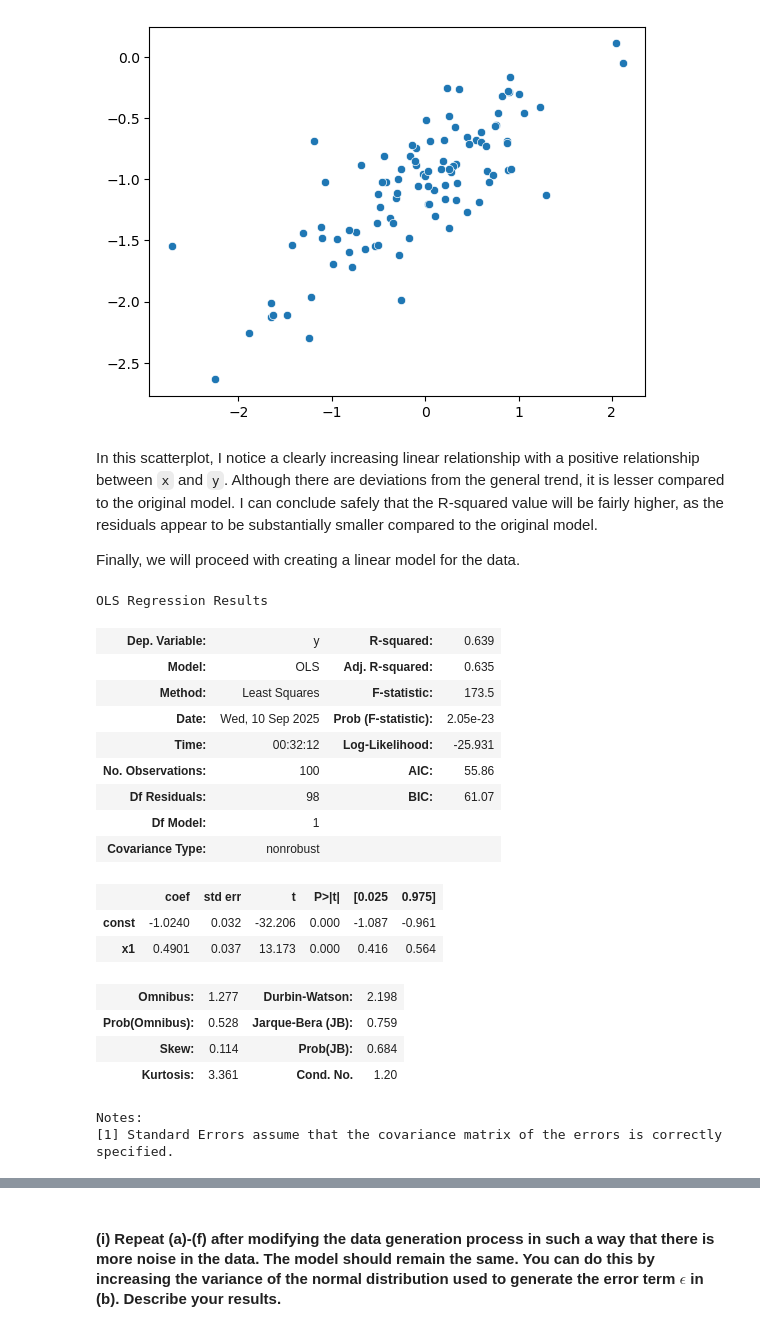
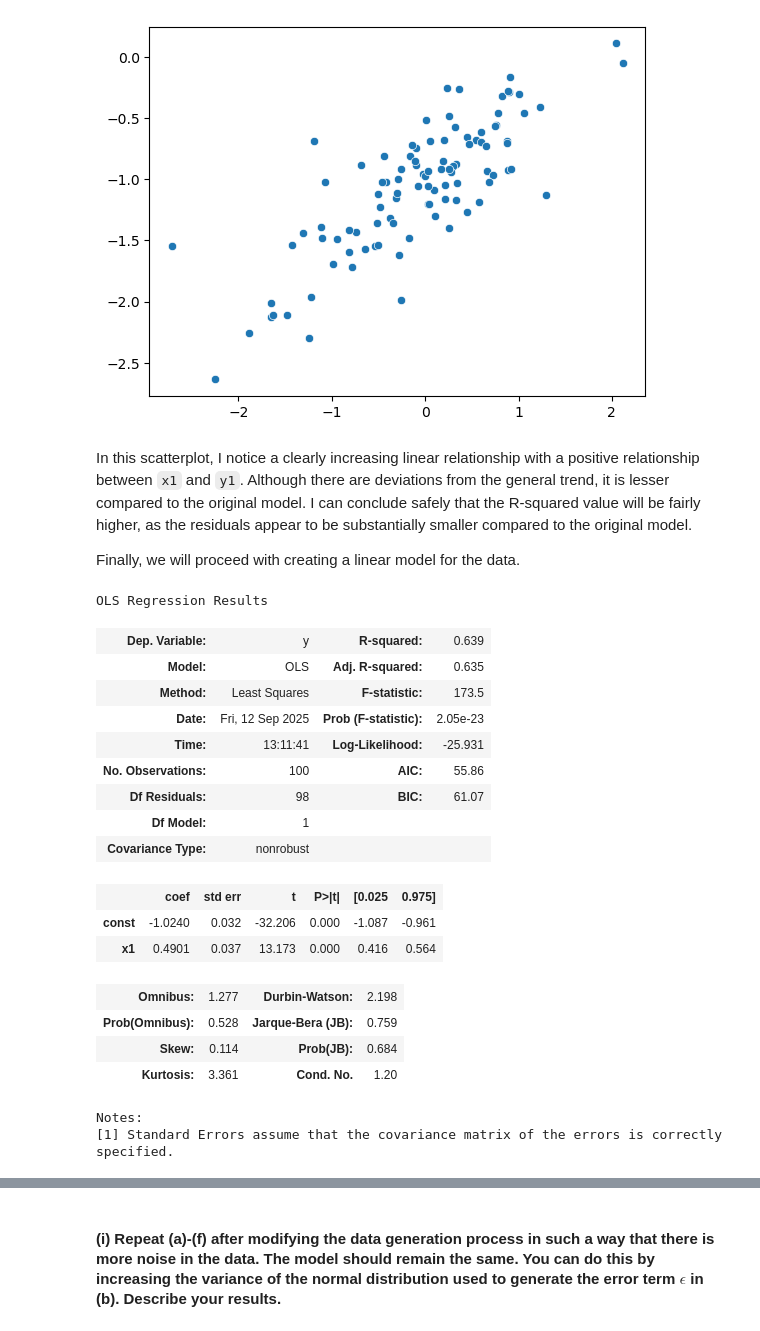
Before and after one commit to lowell-monis/data-science-fundamentals, a Jupyter notebook: hw/hw2.ipynb, the cells around one changed output, grey strips where cells are left out. Saved outputs shown, nothing was run; the diff lists cells and outputs as text; code cells hidden in the pictures.

```diff
--- a/hw/hw2.ipynb
+++ b/hw/hw2.ipynb
@@ -225,8 +225,8 @@ ax.legend()
 
 I will reuse the `create_data()` function I wrote earlier to easily replicate the process. However, I will decrease the noise in the data by decreasing the variance of the normal distribution used to generate `eps`. Thus, I will update `eps` to $\mathcal{N}(0,0.1)$, with the `scale` parameter of the `normal()` method of `rng` being $\sqrt{0.1}$.
 # %%
-x=create_data(0.1)[0]
-eps=create_data(0.1)[1]
+x1=create_data(0.1)[0]
+eps1=create_data(0.1)[1]
 # %% [markdown]
 The model remains the same:
 
@@ -236,6 +236,6 @@ Since `x` remains the same, and the number of elements in `eps` remains the same
 # %%
-y=-1+0.5*x+eps
-len(y)
+y1=-1+0.5*x1+eps1
+len(y1)
 # %% [output]
 100
 # %% [markdown]
@@ -246,20 +246,20 @@ sns.scatterplot(x=x, y=y)
 <Axes: >
 [figure]
 # %% [markdown]
-In this scatterplot, I notice a clearly increasing linear relationship with a positive relationship between `x` and `y`. Although there are deviations from the general trend, it is lesser compared to the original model. I can conclude safely that the R-squared value will be fairly higher, as the residuals appear to be substantially smaller compared to the original model.
+In this scatterplot, I notice a clearly increasing linear relationship with a positive relationship between `x1` and `y1`. Although there are deviations from the general trend, it is lesser compared to the original model. I can conclude safely that the R-squared value will be fairly higher, as the residuals appear to be substantially smaller compared to the original model.
 
 Finally, we will proceed with creating a linear model for the data.
 # %%
-X = sm.add_constant(x)
-lm = sm.OLS(y, X).fit()
-lm.summary()
+X1 = sm.add_constant(x1)
+lm1 = sm.OLS(y1, X1).fit()
+lm1.summary()
 # %% [output]
 OLS Regression Results
 | Dep. Variable: | y | R-squared: | 0.639 |
 | Model: | OLS | Adj. R-squared: | 0.635 |
 | Method: | Least Squares | F-statistic: | 173.5 |
-| Date: | Wed, 10 Sep 2025 | Prob (F-statistic): | 2.05e-23 |
-| Time: | 00:32:12 | Log-Likelihood: | -25.931 |
+| Date: | Fri, 12 Sep 2025 | Prob (F-statistic): | 2.05e-23 |
+| Time: | 13:11:41 | Log-Likelihood: | -25.931 |
 | No. Observations: | 100 | AIC: | 55.86 |
 | Df Residuals: | 98 | BIC: | 61.07 |
 | Df Model: | 1 |  |  |
```
Also changed, not shown: parts of 21 cells of this notebook, 2 other files.
